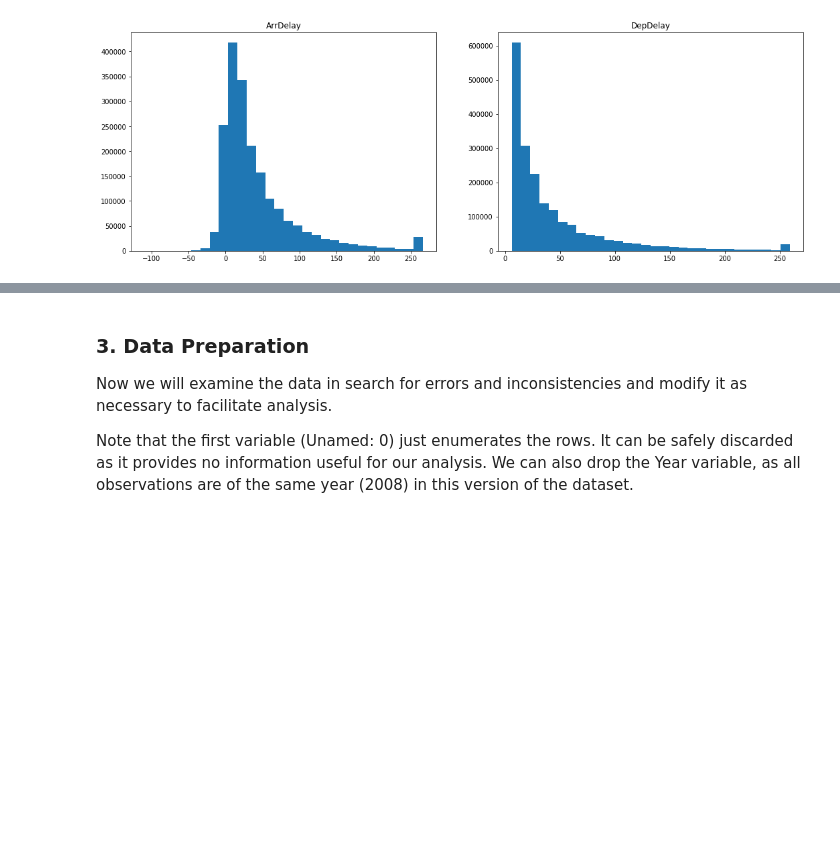
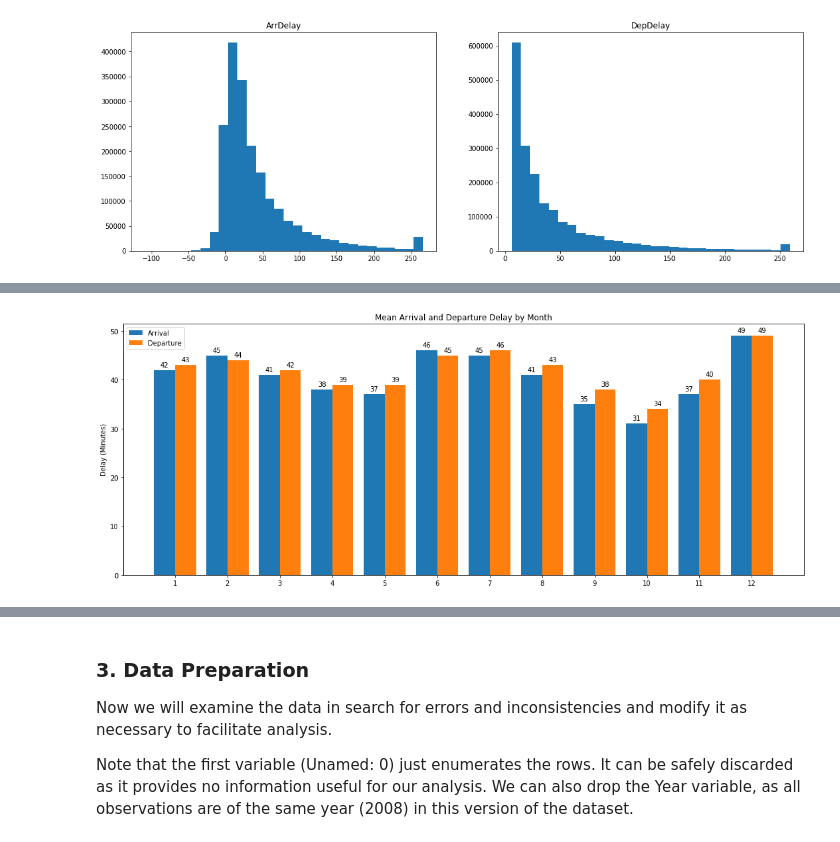
Before and after one commit to s-londono/airlinedelaystats, a Jupyter notebook: AirlineDelayAnalysis.ipynb, the cells around one changed output, grey strips where cells are left out. Saved outputs shown, nothing was run; the diff lists cells and outputs as text; code cells hidden in the pictures; blank space fills up the shorter version.

```diff
--- a/AirlineDelayAnalysis.ipynb
+++ b/AirlineDelayAnalysis.ipynb
@@ -161,0 +224,17 @@ In both histograms the last bar represents the outliers greater than the 99th pe
+# %%
+# Group delays by month and compute the mean for each variable
+df_monthly_delays = df_flight_delays[["Month", "ArrDelay", "DepDelay"]]
+delay_means_month = df_monthly_delays.groupby("Month").mean()
+
+# Series to plot: mean arrival delay and mean departure delay by month
+arrival_means_month = delay_means_month["ArrDelay"].astype("int64")
+depart_means_month = delay_means_month["DepDelay"].astype("int64")
+labels = delay_means_month.index
+
+title = "Mean Arrival and Departure Delay by Month"
+ylabel = "Delay (Minutes)"
+
+# Plot mean departure and arrival delays by month
+util.bi_bar_plot(labels, arrival_means_month, depart_means_month, "Arrival", "Departure", ylabel, title, figsize=(15, 6))
+# %% [output]
+[figure, added]
```
Also changed, not shown: parts of 11 cells of this notebook, 2 other files.
